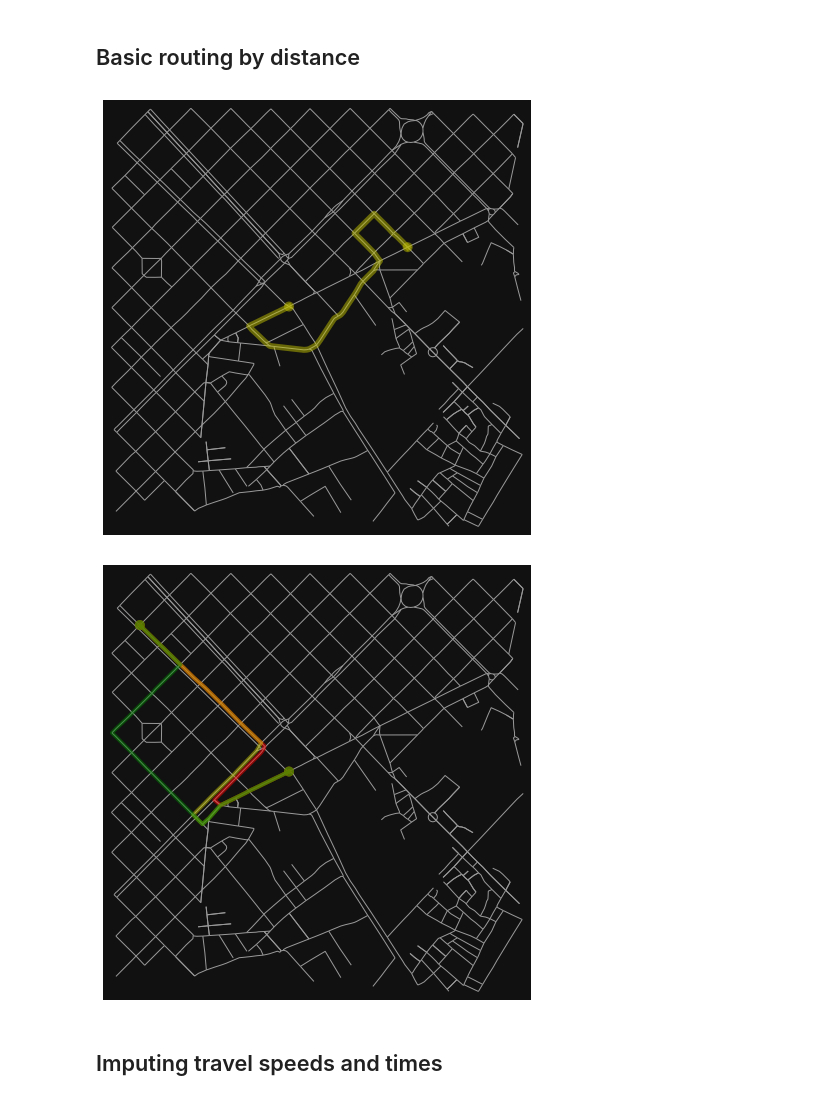
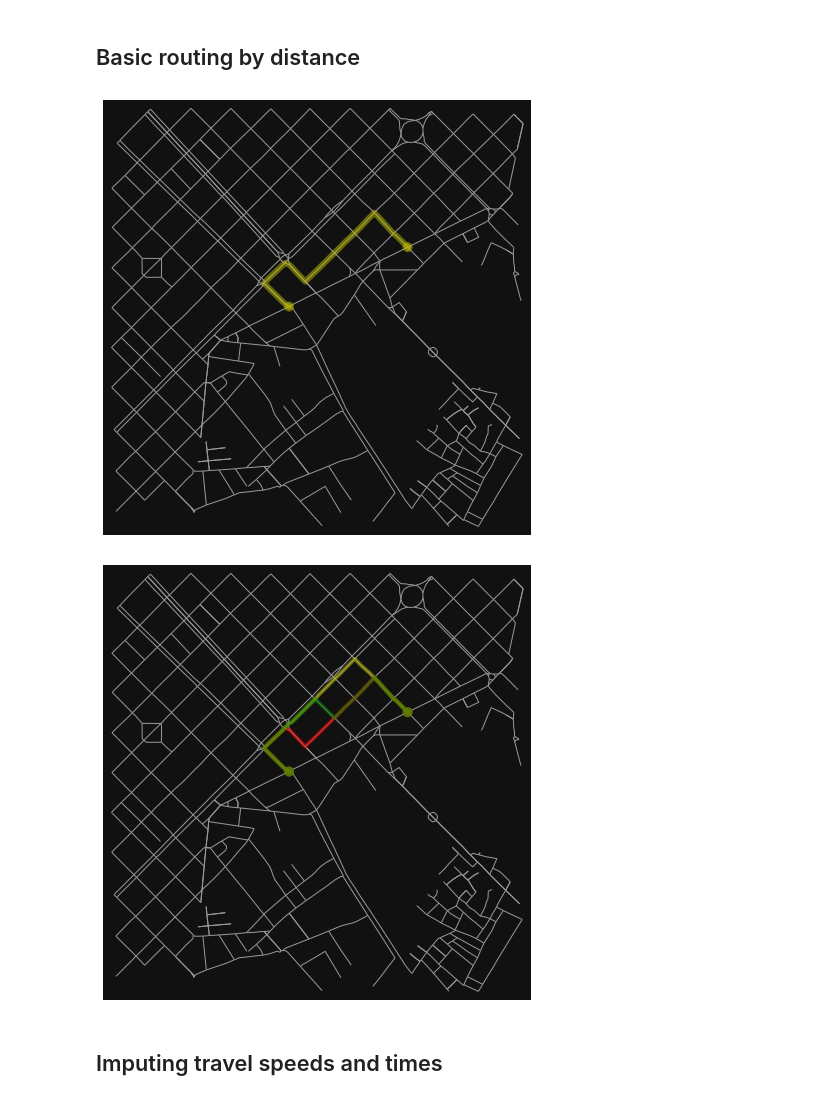
Before and after one commit to mrceresa/iper, a Jupyter notebook: examples/SAR-COV2/Mobility Jupyter Files/OSMnx/Route.ipynb, the cells around one changed output. Drawn from its saved outputs; the diff is of its cells as text; code cells hidden in the pictures.

```diff
--- a/examples/SAR-COV2/Mobility Jupyter Files/OSMnx/Route.ipynb
+++ b/examples/SAR-COV2/Mobility Jupyter Files/OSMnx/Route.ipynb
@@ -10,4 +16,4 @@ import matplotlib.pyplot as plt
 %matplotlib inline
 # %%
-G_drive = ox.graph_from_place('Barcelona, Spain', network_type = 'drive')
+G_drive = ox.graph_from_address('Plaça Catalunya, Barcelona, Spain', dist = 1000, network_type = 'drive')
 fig, ax = ox.plot_graph(G_drive)
@@ -73,22 +99,22 @@ array([[  26057116,  216350784,          0],
 ## Basic routing by distance
 # %%
 # find the shortest path (by distance) between these nodes then plot it
-orig = list(G_zoom_drive)[1]
-dest = list(G_zoom_drive)[6]
+orig = list(G_drive)[1]
+dest = list(G_drive)[6]
 #origin = (intersections[0].centroid.x,intersections[0].centroid.y)
 #destination = (intersections[274].centroid.x,intersections[274].centroid.y)
 #origin_node = ox.get_nearest_node(G_zoom_drive, origin)
 #destination_node = ox.get_nearest_node(G_zoom_drive, destination)
 
-route = ox.shortest_path(G_zoom_drive, orig, dest, weight='length')
-fig, ax = ox.plot_graph_route(G_zoom_drive, route, route_color='y', route_linewidth=6, node_size=0)
+route = ox.shortest_path(G_drive, orig, dest, weight='length')
+fig, ax = ox.plot_graph_route(G_drive, route, route_color='y', route_linewidth=6, node_size=0)
 # %% [output]
-[figure, old version]
+[figure, new version]
 # %%
-routes = ox.k_shortest_paths(G_zoom_drive, orig, dest, k=3, weight='length') # number of shortest paths
-fig, ax = ox.plot_graph_routes(G_zoom_drive, list(routes), route_colors=['r','y','g'], route_linewidth=4, node_size=0)
+routes = ox.k_shortest_paths(G_drive, orig, dest, k=3, weight='length') # number of shortest paths
+fig, ax = ox.plot_graph_routes(G_drive, list(routes), route_colors=['r','y','g'], route_linewidth=4, node_size=0)
 # %% [output]
-[figure, old version]
+[figure, new version]
 # %% [markdown]
 ## Imputing travel speeds and times
 # %%
```
Also changed, not shown: parts of 26 cells of this notebook, 18 other files.
